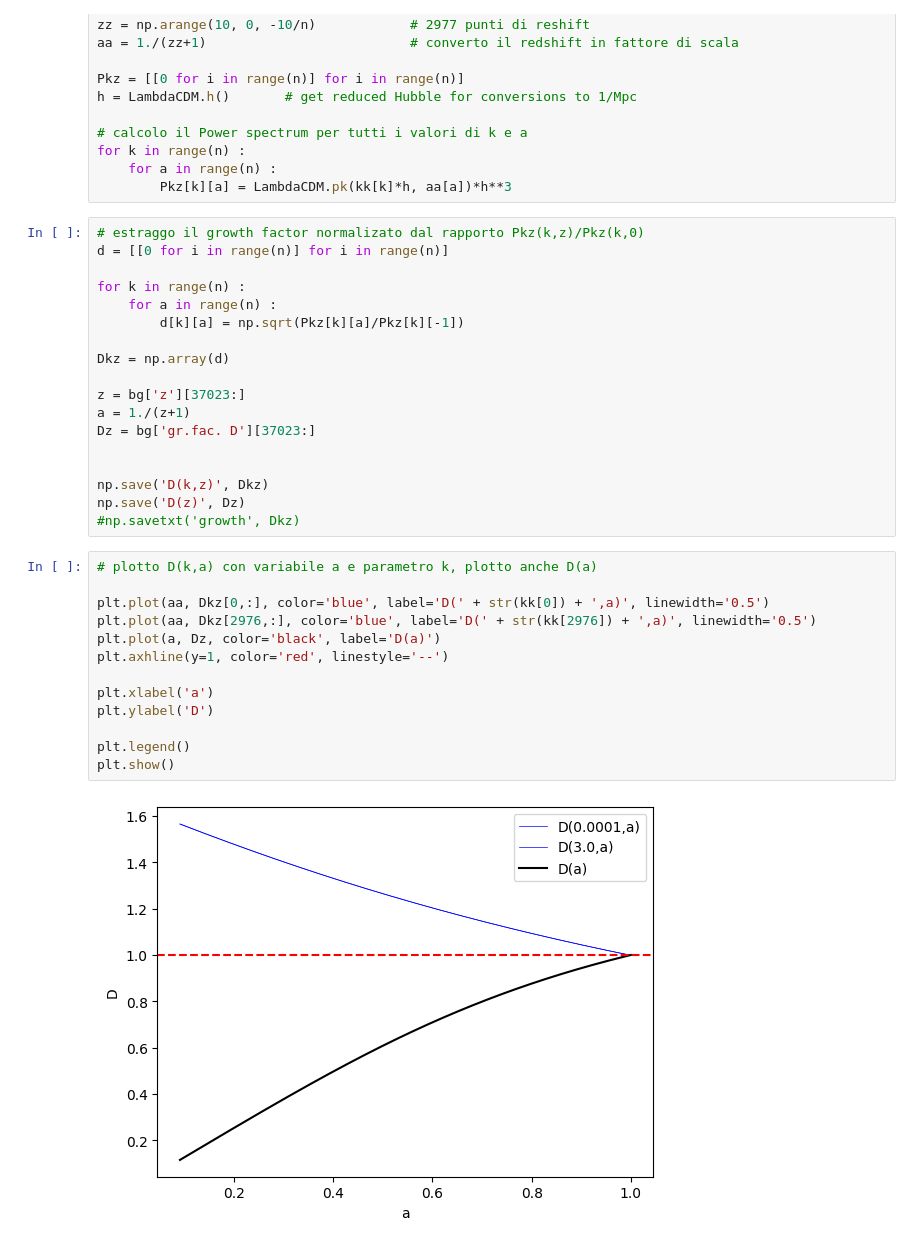
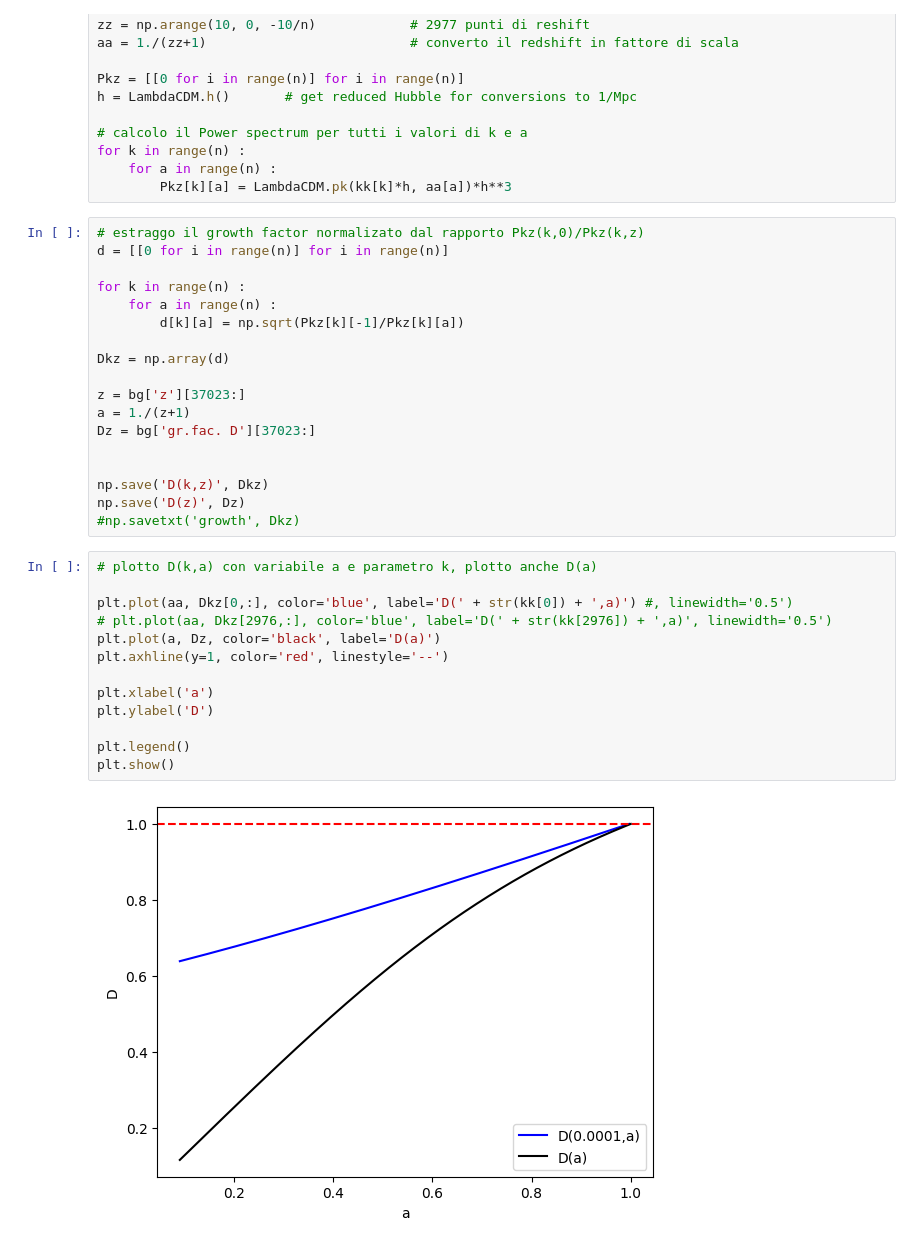
Before and after one commit to ste-cartu/Bachelor-Thesis, a Jupyter notebook: growth.ipynb, the cells around one changed output. Cells and saved outputs as stored; diff of their text form.

```diff
--- a/growth.ipynb
+++ b/growth.ipynb
@@ -212,12 +212,12 @@ for k in range(n) :
     for a in range(n) :
         Pkz[k][a] = LambdaCDM.pk(kk[k]*h, aa[a])*h**3
 # %%
-# estraggo il growth factor normalizato dal rapporto Pkz(k,z)/Pkz(k,0)
+# estraggo il growth factor normalizato dal rapporto Pkz(k,0)/Pkz(k,z)
 d = [[0 for i in range(n)] for i in range(n)]
 
 for k in range(n) :
     for a in range(n) :
-        d[k][a] = np.sqrt(Pkz[k][a]/Pkz[k][-1])
+        d[k][a] = np.sqrt(Pkz[k][-1]/Pkz[k][a])
 
 Dkz = np.array(d)
 
@@ -232,15 +232,15 @@ np.save('D(z)', Dz)
 # %%
 # plotto D(k,a) con variabile a e parametro k, plotto anche D(a)
 
-plt.plot(aa, Dkz[0,:], color='blue', label='D(' + str(kk[0]) + ',a)', linewidth='0.5')
-plt.plot(aa, Dkz[2976,:], color='blue', label='D(' + str(kk[2976]) + ',a)', linewidth='0.5')
+plt.plot(aa, Dkz[0,:], color='blue', label='D(' + str(kk[0]) + ',a)') #, linewidth='0.5')
+# plt.plot(aa, Dkz[2976,:], color='blue', label='D(' + str(kk[2976]) + ',a)', linewidth='0.5')
 plt.plot(a, Dz, color='black', label='D(a)')
 plt.axhline(y=1, color='red', linestyle='--')
 
 plt.xlabel('a')
 plt.ylabel('D')
 
 plt.legend()
 plt.show()
 # %% [output]
-[figure, old version]
+[figure, new version]
```
Also changed, not shown: parts of 5 cells of this notebook, 1 other file.
